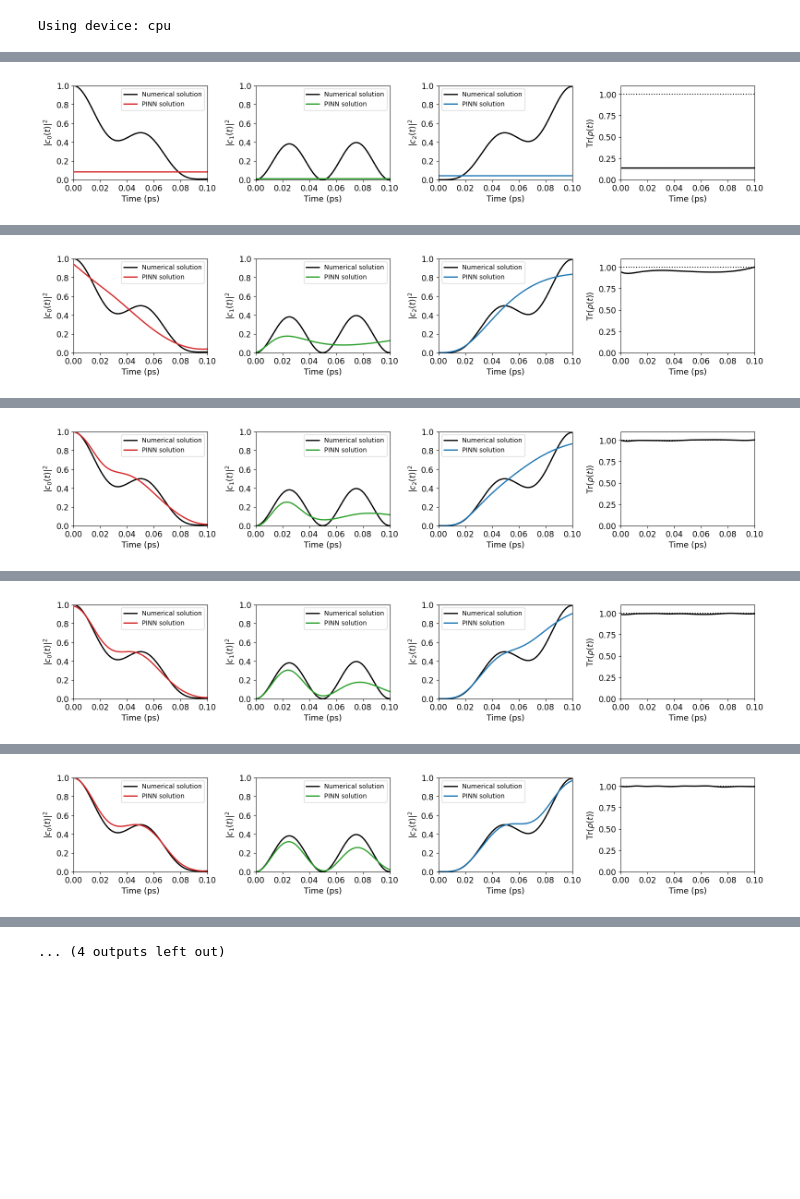
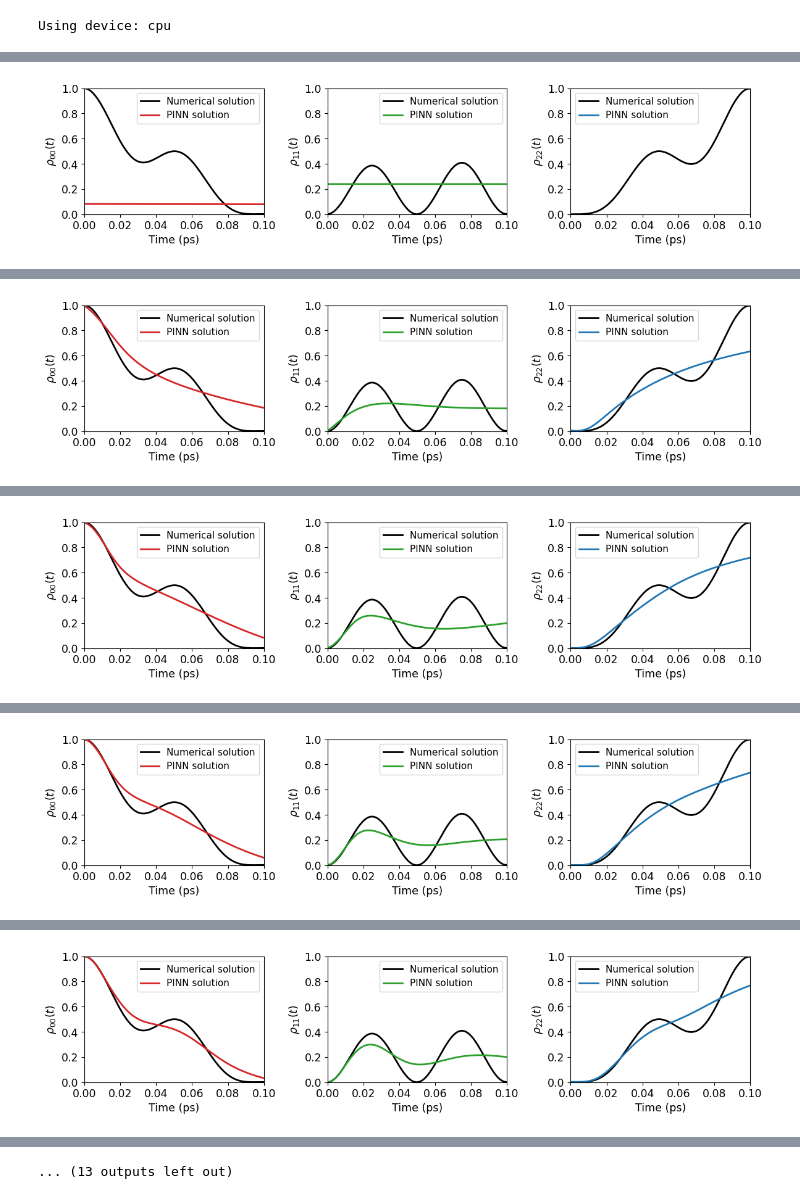
Before and after one commit to Sutirtha-github/pinn_nz, a Jupyter notebook: notebook.ipynb, the cells around one changed output, grey strips where cells are left out. Drawn from its saved outputs; the diff is of its cells as text; code cells hidden in the pictures; blank space fills up the shorter version.

```diff
--- a/notebook.ipynb
+++ b/notebook.ipynb
@@ -8,14 +19,14 @@ Using device: cpu
 # %%
 # Initial density matrix
-rho_init = torch.diag(torch.tensor([1.0, 0.0, 0.0], dtype=torch.complex128))
+rho_init = torch.diag(torch.tensor([1.0, 0.0, 0.0], dtype=torch.cfloat))
 
-solver = NZSolver(D=0.1, steps=500, A=0.0112, omega_c=3.04, T=100)
+nz_biex = NZSolverBiex(D=0.1, steps=300, A=0.0112, omega_c=3.04, T=10)
 
 start = time.time()
-times, rhos = solver.solve(rho_init)
+times, rhos = nz_biex.solve(rho_init)
 end = time.time()
 print(f"Time taken: {round(end - start, 1)} seconds")
 
 # Plot dynamics
-solver.plot_results(times, rhos)
+nz_biex.plot_results(times, rhos)
 # %% [output]
@@ -24,7 +59,9 @@ Time taken: 59.0 seconds
 # %%
 # Diagonalize the numerically solved density matrices
 rho_diag = torch.stack([torch.real(torch.diag(rho)) for rho in rhos])
-
-model = train_nz_pinn(times, rho_diag, D=0.1, t_intervals = 150, A=0.0112, T=100, omega_c=3.04,
-                      n_layers=4, n_hidden=32, epochs=3501, lr=1e-2, plot_interval=500)
+start = time.time()
+biex_model = train_nz_pinn(sys='b', t=times, rho_diag=rho_diag, D=0.1, t_intervals=20, A=0.0112, T=10, omega_c=3.04,
+                    n_layers=4, n_hidden=32, epochs=5501, lr=1e-2, lam=0.0001, plot_interval=500)
+end = time.time()
+print(f"Time elapsed:  {(end-start)/60} min")
 # %% [output]
@@ -32 +69 @@ Epoch: 0  |  Loss = 2.4599e+00
-[figure, old version]
+[figure, new version]
@@ -34 +71 @@ Epoch: 500  |  Loss = 1.6148e-02
-[figure, old version]
+[figure, new version]
@@ -36 +73 @@ Epoch: 1000  |  Loss = 4.5612e-03
-[figure, old version]
+[figure, new version]
@@ -38 +75 @@ Epoch: 1500  |  Loss = 3.4780e-03
-[figure, old version]
+[figure, new version]
@@ -40 +77 @@ Epoch: 2000  |  Loss = 1.4877e-03
-[figure, old version]
+[figure, new version]
@@ -43 +80 @@ Epoch: 2500  |  Loss = 6.3231e-04
-... (4 outputs left out)
+... (13 outputs left out)
```
Also changed, not shown: parts of 5 cells of this notebook, 9 other files.
